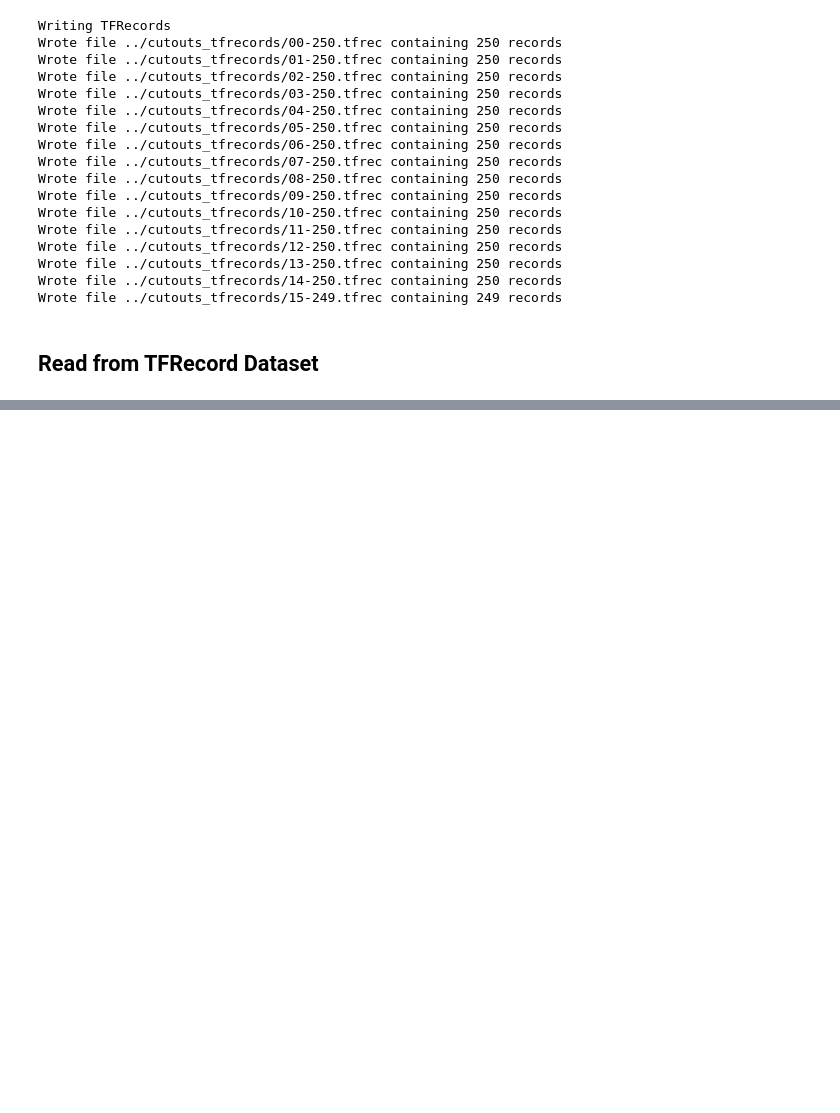
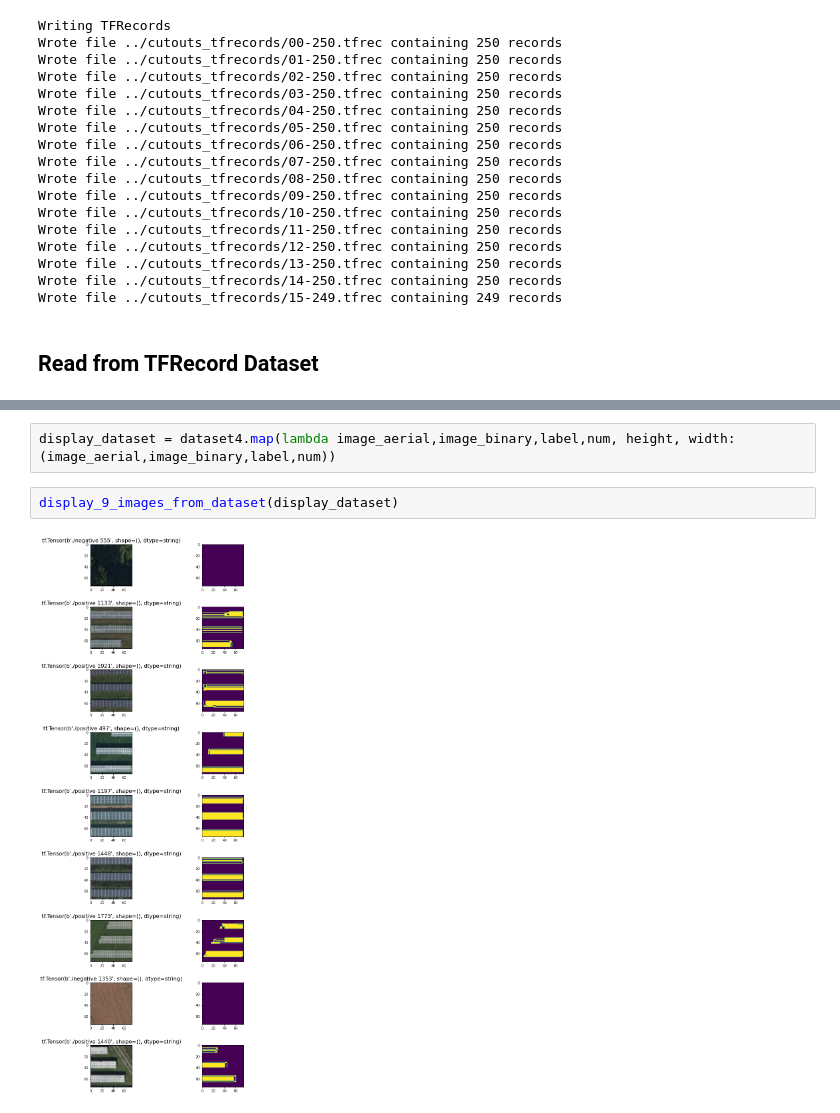
Before and after one commit to pdh21/OCF_PVmapper, a Jupyter notebook: Example_DeepNet.ipynb, the cells around one changed output, grey strips where cells are left out. Drawn from its saved outputs; the diff is of its cells as text; blank space fills up the shorter version.

```diff
--- a/Example_DeepNet.ipynb
+++ b/Example_DeepNet.ipynb
@@ -254,0 +371,6 @@ display_9_images_from_dataset(display_dataset)
+# %%
+display_dataset = dataset4.map(lambda image_aerial,image_binary,label,num, height, width: (image_aerial,image_binary,label,num))
+# %%
+display_9_images_from_dataset(display_dataset)
+# %% [output]
+[figure, added]
```
Also changed, not shown: parts of 12 cells of this notebook.
